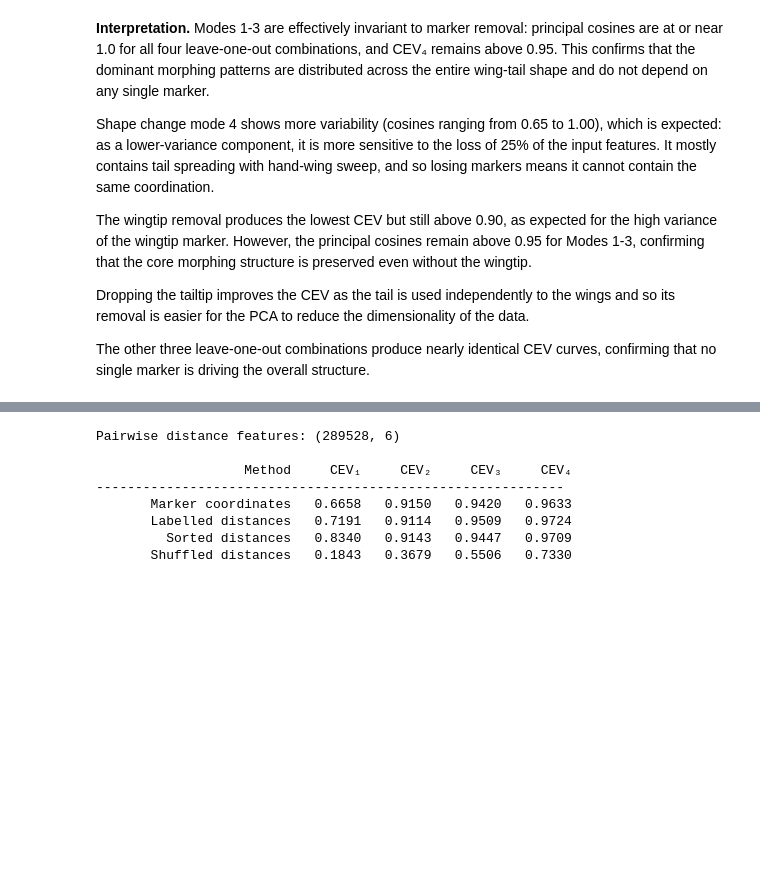
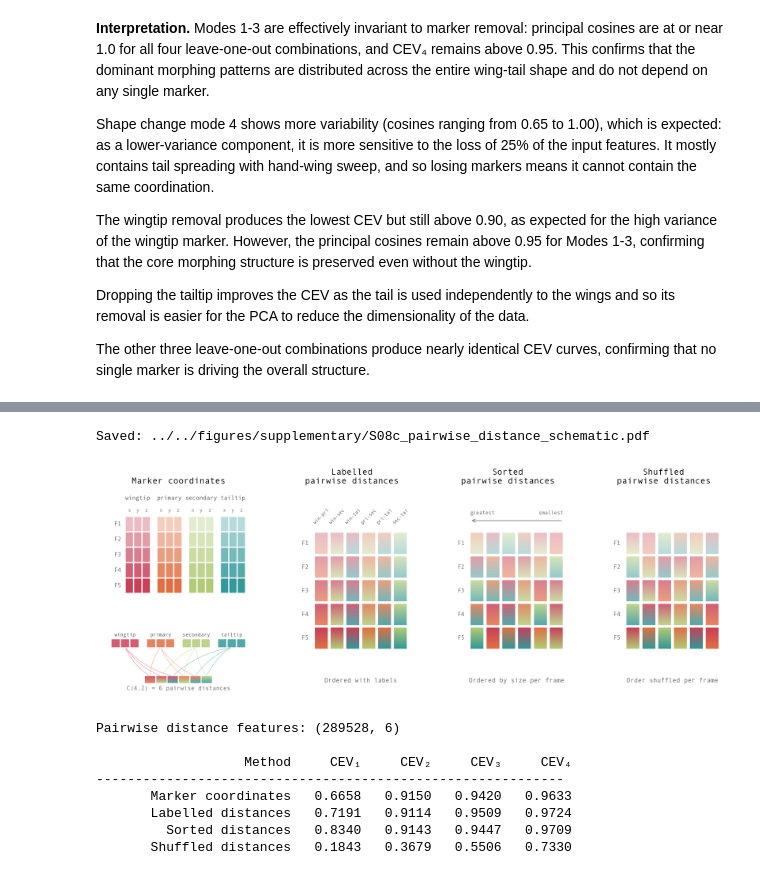
Before and after one commit to LydiaFrance/kinematic-morphospace, a Jupyter notebook: examples/hawks/06_RobustnessValidation.ipynb, the cells around one changed output, grey strips where cells are left out. Cells and saved outputs as stored; diff of their text form; code cells hidden in the pictures; blank space fills up the shorter version.

```diff
--- a/examples/hawks/06_RobustnessValidation.ipynb
+++ b/examples/hawks/06_RobustnessValidation.ipynb
@@ -487,3 +498,11 @@ We compute three variants:
+# %%
+# Standalone schematic
+fig = plot_pairwise_distance_schematic()
+save_figure(fig, '../../figures/supplementary/S08c_pairwise_distance_schematic.pdf')
+plt.show()
+# %% [output]
+Saved: ../../figures/supplementary/S08c_pairwise_distance_schematic.pdf
+[figure, added]
 # %%
 # Compute pairwise distances (label-preserving)
 pw_distances = pairwise_distance_features(unilateral_data)
```
Also changed, not shown: parts of 7 cells of this notebook.
